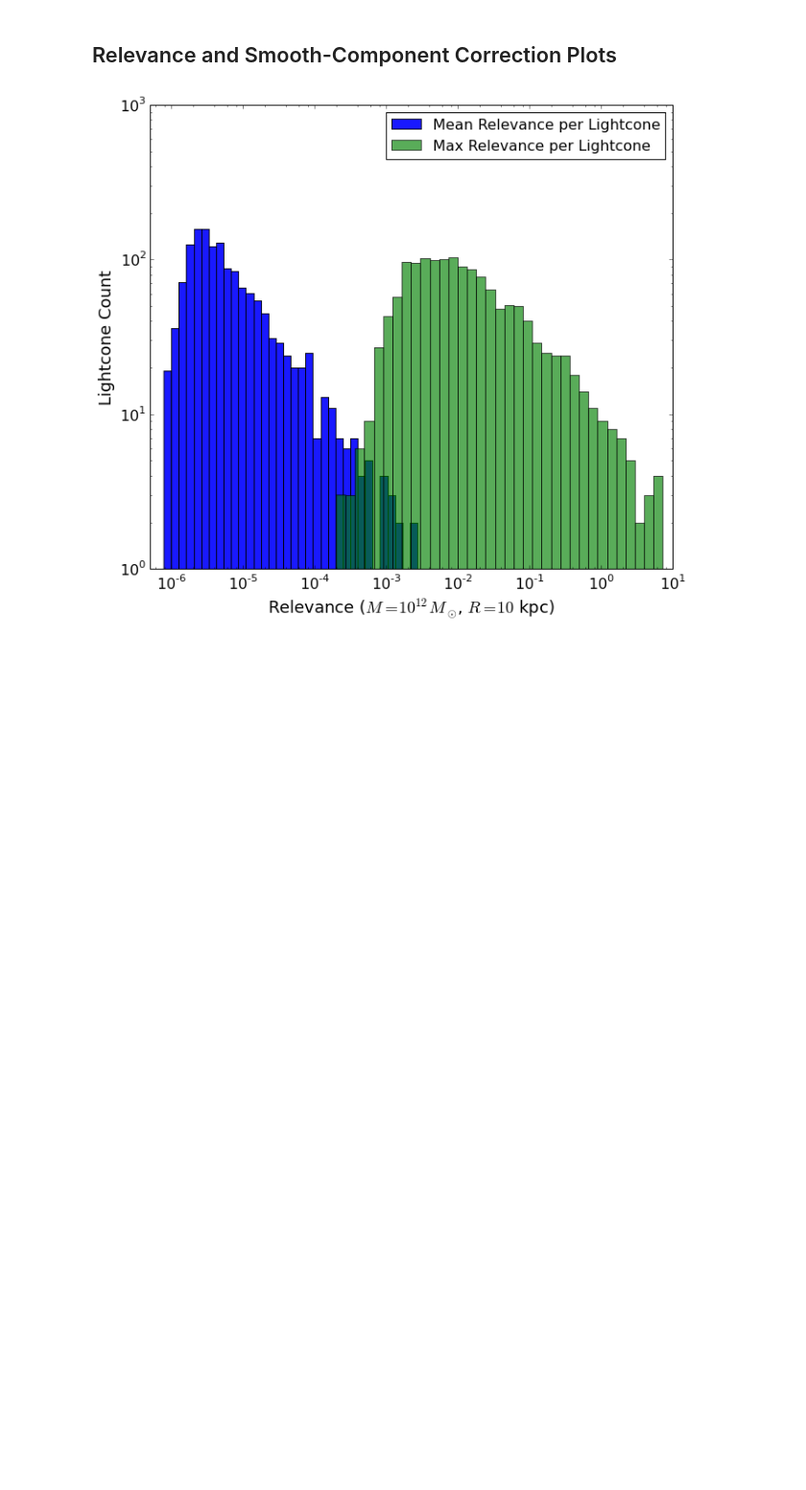
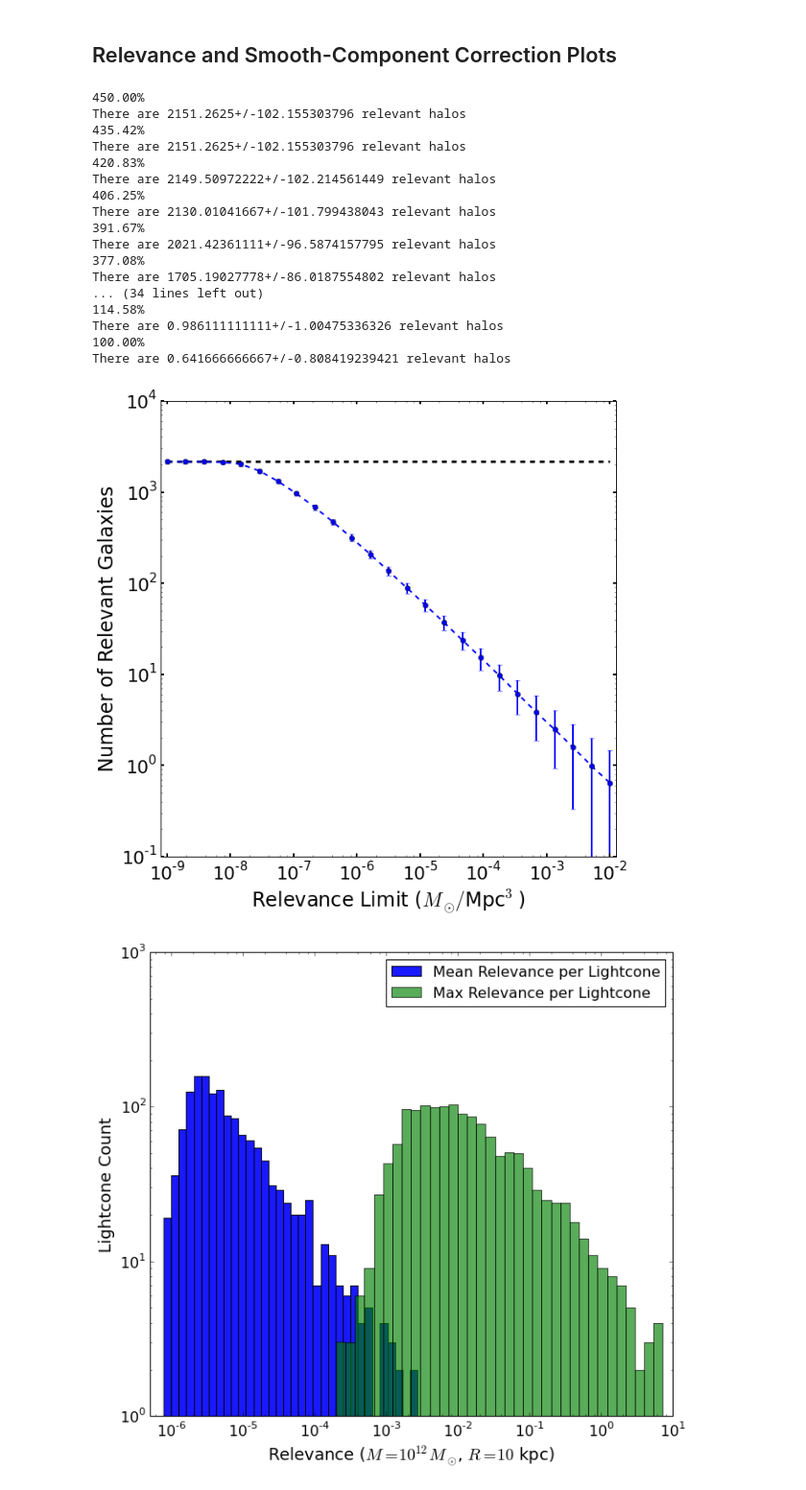
Before and after one commit to drphilmarshall/Pangloss, a Jupyter notebook: demos/ThesisPlots.ipynb, the cells around one changed output. Shown at 96% size. Saved outputs shown, nothing was run; the diff lists cells and outputs as text; code cells hidden in the pictures; blank space fills up the shorter version.

```diff
--- a/demos/ThesisPlots.ipynb
+++ b/demos/ThesisPlots.ipynb
@@ -134,3 +136,54 @@ Lightcones have 66.12 +/- 9.97 relevant galaxies
+# %%
+# Plot number of relevant halos vs relevance limit
+rel_lim = np.logspace(-9,-2,25)
+mean_rel_halos = []
+std_rel_halos = []
+
+# Make copy of background catalog
+Bc = copy.deepcopy(B)
+
+for relevance_lim in rel_lim:
+    print '{:.2f}%'.format(100.*np.log10(relevance_lim)/np.log10(rel_lim[-1])) # Not right yet!
+    for lc in Bc.lightcones:
+        lc.galaxies = lc.galaxies[lc.galaxies['relevance'] >= relevance_lim]
+        lc.galaxy_count = len(lc.galaxies)
+        # Calculate mean/std relevant galaxies per lightcone
+    relevant_counts = [lc.galaxy_count for lc in Bc.lightcones]
+    mean_rel_halos.append(np.mean(relevant_counts))
+    std_rel_halos.append(np.std(relevant_counts))
+    print 'There are {}+/-{} relevant halos'.format(mean_rel_halos[-1],std_rel_halos[-1])
+
+plt.plot([min(rel_lim),max(rel_lim)],2*[mean_galaxies],'--k',linewidth=3)
+plt.errorbar(rel_lim,mean_rel_halos,std_rel_halos,linewidth=2,elinewidth=2,fmt='--o')
+plt.gcf().set_size_inches(10,10)
+plt.gca().set_xscale('log',nonposy='clip')
+plt.gca().set_yscale('log',nonposy='clip')
+plt.xlabel(r'Relevance Limit ($M_{\odot}/$Mpc$^3$)',fontsize=24)
+plt.ylabel('Number of Relevant Galaxies',fontsize=24)
+plt.tick_params(axis='both', which='major', labelsize=22)
+plt.tick_params(axis='both', which='minor', labelsize=20)
+plt.gca().tick_params(width=2)
+plt.xlim([10**-9.1,10**-1.9])
+del Bc
+# %% [output]
+450.00%
+There are 2151.2625+/-102.155303796 relevant halos
+435.42%
+There are 2151.2625+/-102.155303796 relevant halos
+420.83%
+There are 2149.50972222+/-102.214561449 relevant halos
+406.25%
+There are 2130.01041667+/-101.799438043 relevant halos
+391.67%
+There are 2021.42361111+/-96.5874157795 relevant halos
+377.08%
+There are 1705.19027778+/-86.0187554802 relevant halos
+... (34 lines left out)
+114.58%
+There are 0.986111111111+/-1.00475336326 relevant halos
+100.00%
+There are 0.641666666667+/-0.808419239421 relevant halos
+[figure, added]
 # %%
 # Plot 'relevance' distribution
 if relevance_lim == 0.0 and rel_plots is True:
```
Also changed, not shown: parts of 6 cells of this notebook, 2 other files.
